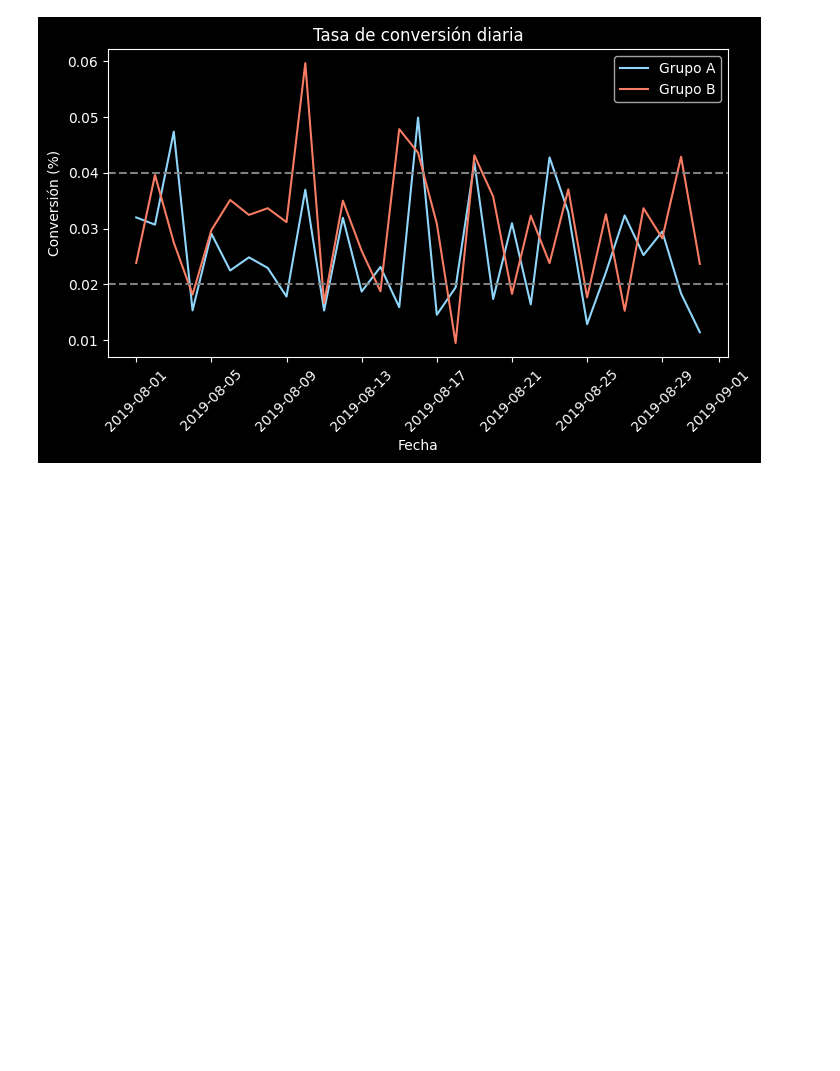
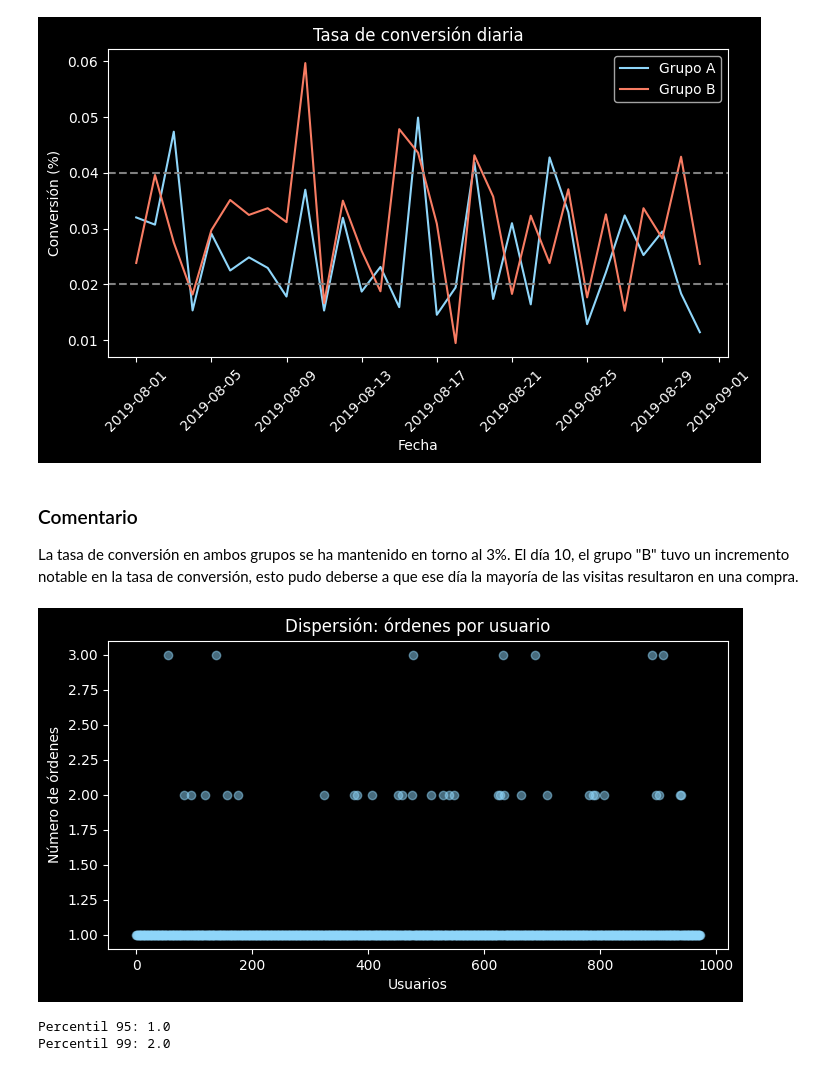
Before and after one commit to XivxnX/analisis_tienda-online, a Jupyter notebook: analisis_tienda-online.ipynb, the cells around one changed output. Drawn from its saved outputs; the diff is of its cells as text; code cells hidden in the pictures; blank space fills up the shorter version.

```diff
--- a/analisis_tienda-online.ipynb
+++ b/analisis_tienda-online.ipynb
@@ -366,3 +389,29 @@ plt.xticks(rotation=45)
 plt.show()
 # %% [output]
 [figure]
+# %% [markdown]
+### Comentario
+La tasa de conversión en ambos grupos se ha mantenido en torno al 3%. El día 10, el grupo "B" tuvo un incremento notable en la tasa de conversión, esto pudo deberse a que ese día la mayoría de las visitas resultaron en una compra.
+# %%
+# dispersión del número de órdenes por usuario
+# úmero de órdenes por usuario
+orders_per_user = (
+    filtered_orders.groupby('visitor_id', as_index=False)
+    .agg({'transaction_id':pd.Series.nunique})
+)
+
+# gráfico de dispersión: órdenes por usuario
+plt.figure(figsize=(8,4))
+plt.scatter(range(len(orders_per_user)), orders_per_user['transaction_id'], alpha=0.5, c='#8FD6FA')
+plt.title('Dispersión: órdenes por usuario')
+plt.xlabel('Usuarios')
+plt.ylabel('Número de órdenes')
+plt.show()
+
+# percentiles 95 y 99
+print('Percentil 95:', np.percentile(orders_per_user['transaction_id'], 95))
+print('Percentil 99:', np.percentile(orders_per_user['transaction_id'], 99))
+# %% [output]
+[figure, added]
+Percentil 95: 1.0
+Percentil 99: 2.0
```
Also changed, not shown: parts of 11 cells of this notebook.
